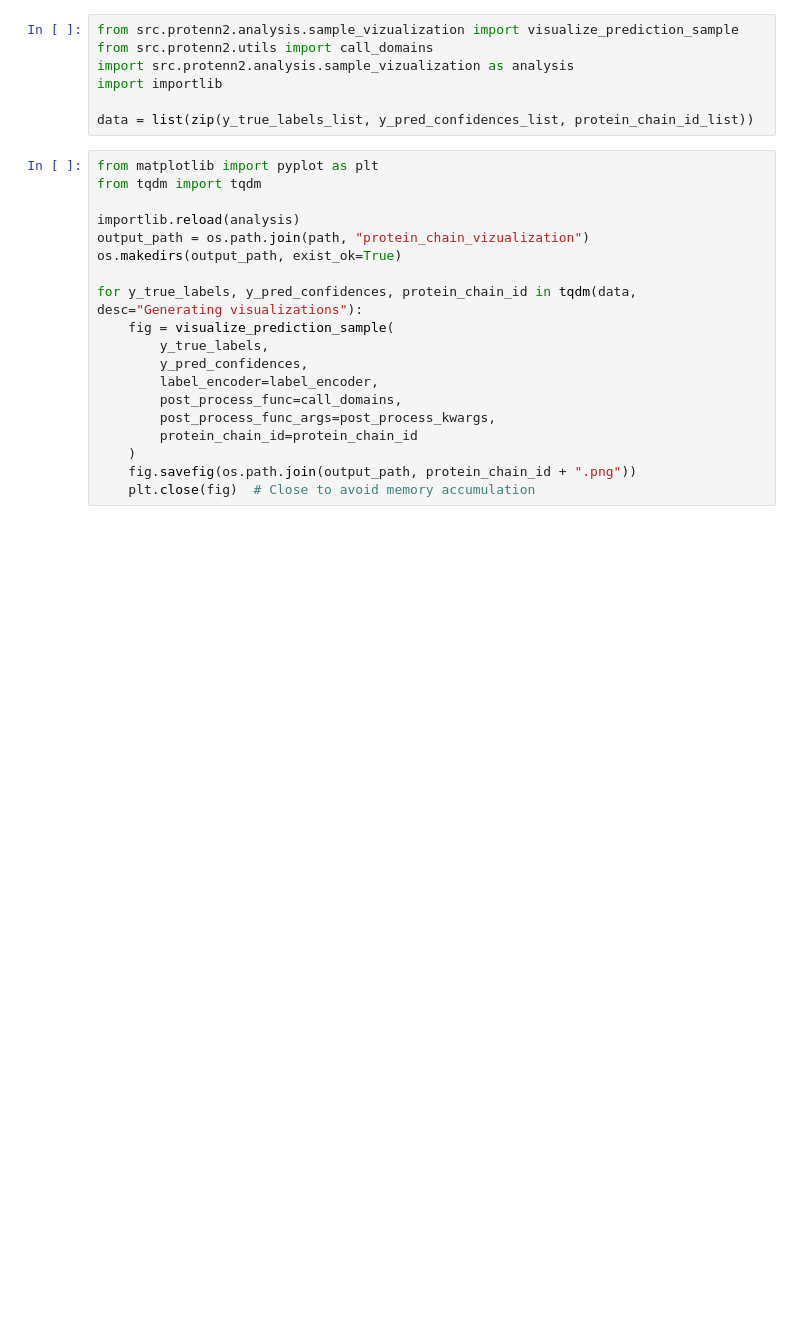
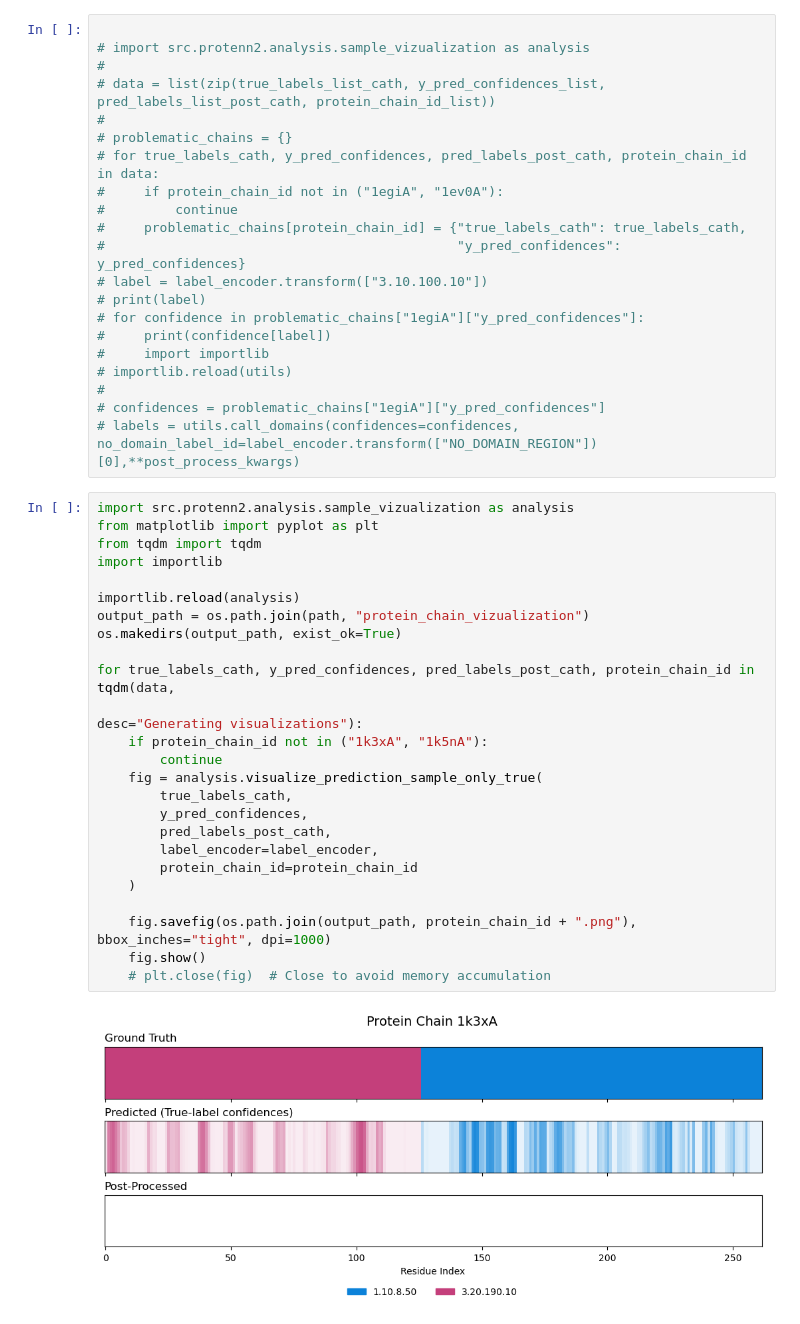
Before and after one commit to marcbeil/protein-prediction-project, a Jupyter notebook: src/protenn2/vizualize_samples.ipynb, the cells around one changed output. Drawn from its saved outputs; the diff is of its cells as text; blank space fills up the shorter version.

```diff
--- a/src/protenn2/vizualize_samples.ipynb
+++ b/src/protenn2/vizualize_samples.ipynb
@@ -66,26 +104,48 @@ post_process_kwargs = {"reporting_threshold": 0.1, "region_min_length": 20, "gau
 # %%
-from src.protenn2.analysis.sample_vizualization import visualize_prediction_sample
-from src.protenn2.utils import call_domains
-import src.protenn2.analysis.sample_vizualization as analysis
-import importlib
 
-data = list(zip(y_true_labels_list, y_pred_confidences_list, protein_chain_id_list))
+# import src.protenn2.analysis.sample_vizualization as analysis
+#
+# data = list(zip(true_labels_list_cath, y_pred_confidences_list, pred_labels_list_post_cath, protein_chain_id_list))
+#
+# problematic_chains = {}
+# for true_labels_cath, y_pred_confidences, pred_labels_post_cath, protein_chain_id in data:
+#     if protein_chain_id not in ("1egiA", "1ev0A"):
+#         continue
+#     problematic_chains[protein_chain_id] = {"true_labels_cath": true_labels_cath,
+#                                             "y_pred_confidences": y_pred_confidences}
+# label = label_encoder.transform(["3.10.100.10"])
+# print(label)
+# for confidence in problematic_chains["1egiA"]["y_pred_confidences"]:
+#     print(confidence[label])
+#     import importlib
+# importlib.reload(utils)
+#
+# confidences = problematic_chains["1egiA"]["y_pred_confidences"]
+# labels = utils.call_domains(confidences=confidences, no_domain_label_id=label_encoder.transform(["NO_DOMAIN_REGION"])[0],**post_process_kwargs)
 # %%
+import src.protenn2.analysis.sample_vizualization as analysis
 from matplotlib import pyplot as plt
 from tqdm import tqdm
+import importlib
 
 importlib.reload(analysis)
 output_path = os.path.join(path, "protein_chain_vizualization")
 os.makedirs(output_path, exist_ok=True)
 
-for y_true_labels, y_pred_confidences, protein_chain_id in tqdm(data, desc="Generating visualizations"):
-    fig = visualize_prediction_sample(
-        y_true_labels,
+for true_labels_cath, y_pred_confidences, pred_labels_post_cath, protein_chain_id in tqdm(data,
+                                                                                          desc="Generating visualizations"):
+    if protein_chain_id not in ("1k3xA", "1k5nA"):
+        continue
+    fig = analysis.visualize_prediction_sample_only_true(
+        true_labels_cath,
         y_pred_confidences,
+        pred_labels_post_cath,
         label_encoder=label_encoder,
-        post_process_func=call_domains,
-        post_process_func_args=post_process_kwargs,
         protein_chain_id=protein_chain_id
     )
-    fig.savefig(os.path.join(output_path, protein_chain_id + ".png"))
-    plt.close(fig)  # Close to avoid memory accumulation
+
+    fig.savefig(os.path.join(output_path, protein_chain_id + ".png"), bbox_inches="tight", dpi=1000)
+    fig.show()
+    # plt.close(fig)  # Close to avoid memory accumulation
+# %% [output]
+[figure, added]
```
Also changed, not shown: parts of 9 cells of this notebook, 19 other files.
